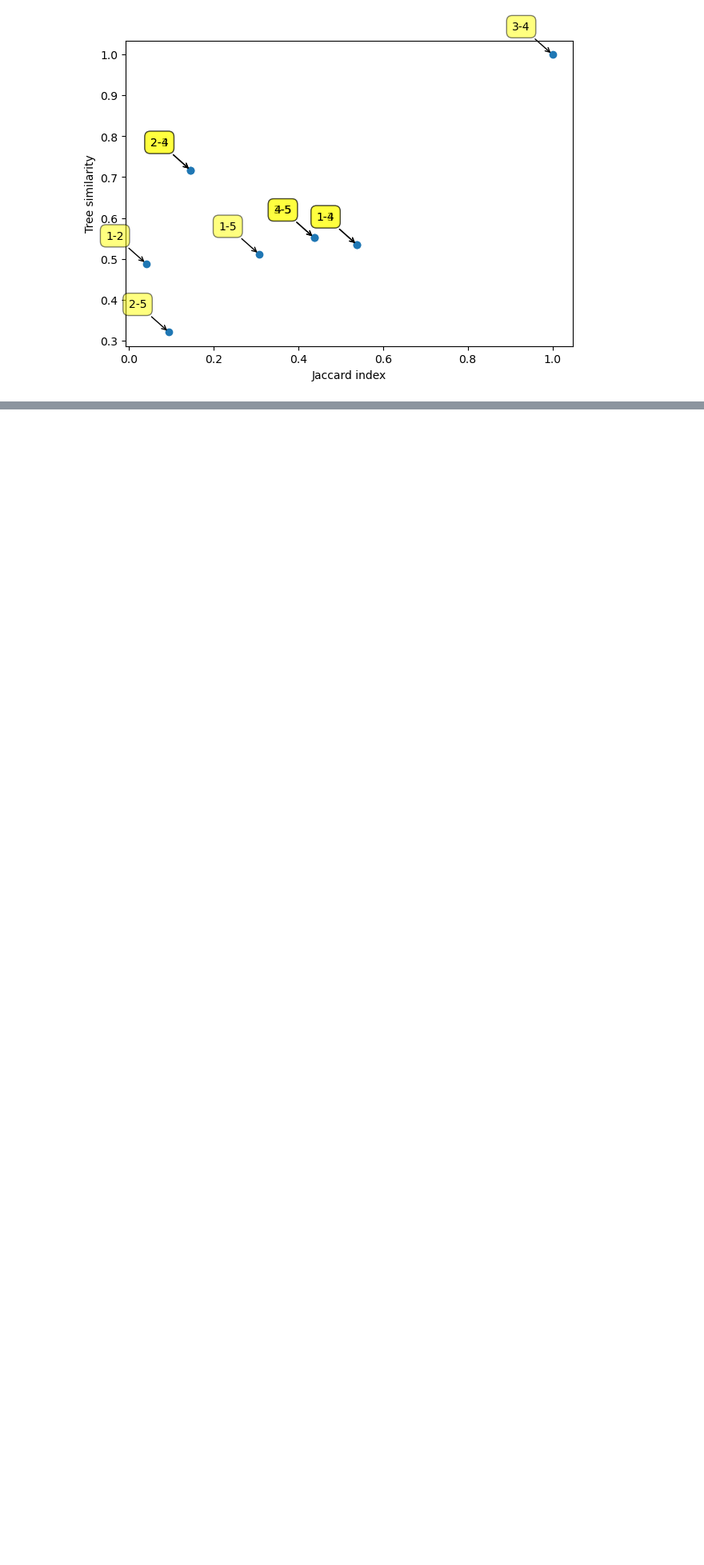
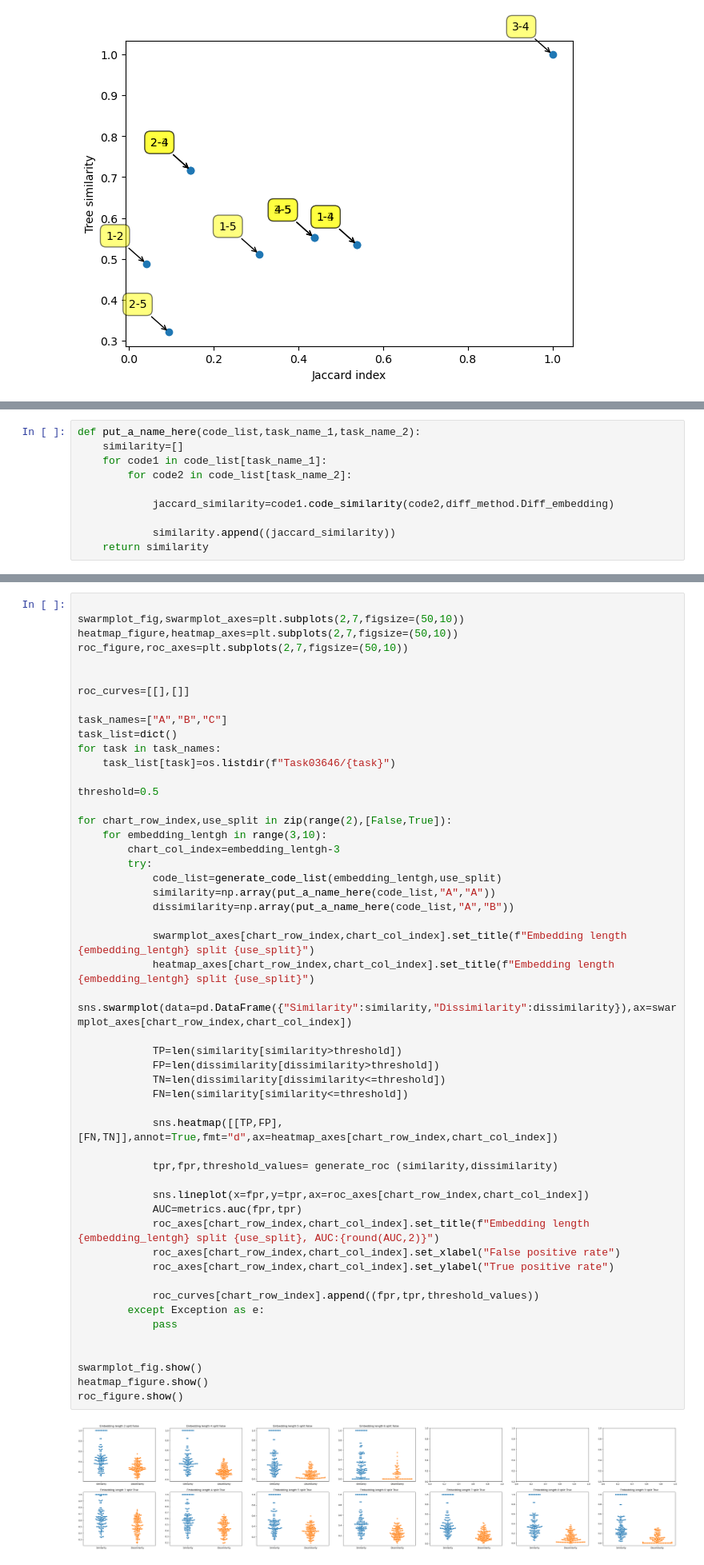
Before and after one commit to ErgastiAlex/CodeSimilarity, a Jupyter notebook: POC.ipynb, the cells around one changed output, grey strips where cells are left out. Shown at 80% size. Saved outputs shown, nothing was run; the diff lists cells and outputs as text; blank space fills up the shorter version.

```diff
--- a/POC.ipynb
+++ b/POC.ipynb
@@ -172,0 +169,10 @@ len(similarity_indexes)
+# %%
+def put_a_name_here(code_list,task_name_1,task_name_2):
+    similarity=[]
+    for code1 in code_list[task_name_1]:
+        for code2 in code_list[task_name_2]:
+
+            jaccard_similarity=code1.code_similarity(code2,diff_method.Diff_embedding)
+
+            similarity.append((jaccard_similarity))
+    return similarity
@@ -172,0 +208,53 @@ len(similarity_indexes)
+# %%
+
+swarmplot_fig,swarmplot_axes=plt.subplots(2,7,figsize=(50,10))
+heatmap_figure,heatmap_axes=plt.subplots(2,7,figsize=(50,10))
+roc_figure,roc_axes=plt.subplots(2,7,figsize=(50,10))
+
+
+roc_curves=[[],[]]
+
+task_names=["A","B","C"]
+task_list=dict()
+for task in task_names:
+    task_list[task]=os.listdir(f"Task03646/{task}")
+
+threshold=0.5
+
+for chart_row_index,use_split in zip(range(2),[False,True]):
+    for embedding_lentgh in range(3,10):
+        chart_col_index=embedding_lentgh-3
+        try:
+            code_list=generate_code_list(embedding_lentgh,use_split)
+            similarity=np.array(put_a_name_here(code_list,"A","A"))
+            dissimilarity=np.array(put_a_name_here(code_list,"A","B"))
+
+            swarmplot_axes[chart_row_index,chart_col_index].set_title(f"Embedding length {embedding_lentgh} split {use_split}")
+            heatmap_axes[chart_row_index,chart_col_index].set_title(f"Embedding length {embedding_lentgh} split {use_split}")
+            sns.swarmplot(data=pd.DataFrame({"Similarity":similarity,"Dissimilarity":dissimilarity}),ax=swarmplot_axes[chart_row_index,chart_col_index])
+
+            TP=len(similarity[similarity>threshold])
+            FP=len(dissimilarity[dissimilarity>threshold])
+            TN=len(dissimilarity[dissimilarity<=threshold])
+            FN=len(similarity[similarity<=threshold])
+
+            sns.heatmap([[TP,FP],[FN,TN]],annot=True,fmt="d",ax=heatmap_axes[chart_row_index,chart_col_index])
+
+            tpr,fpr,threshold_values= generate_roc (similarity,dissimilarity)
+
+            sns.lineplot(x=fpr,y=tpr,ax=roc_axes[chart_row_index,chart_col_index])
+            AUC=metrics.auc(fpr,tpr)
+            roc_axes[chart_row_index,chart_col_index].set_title(f"Embedding length {embedding_lentgh} split {use_split}, AUC:{round(AUC,2)}")
+            roc_axes[chart_row_index,chart_col_index].set_xlabel("False positive rate")
+            roc_axes[chart_row_index,chart_col_index].set_ylabel("True positive rate")
+
+            roc_curves[chart_row_index].append((fpr,tpr,threshold_values))
+        except Exception as e:
+            pass
+
+
+swarmplot_fig.show()
+heatmap_figure.show()
+roc_figure.show()
+# %% [output]
+[figure, added]
```
Also changed, not shown: parts of 7 cells of this notebook, 2 other files.
